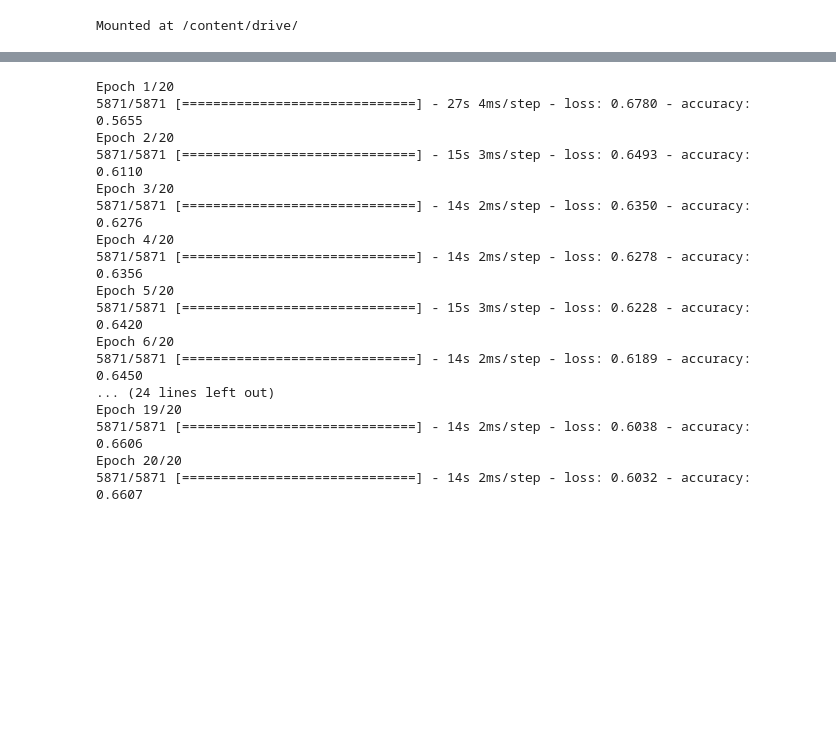
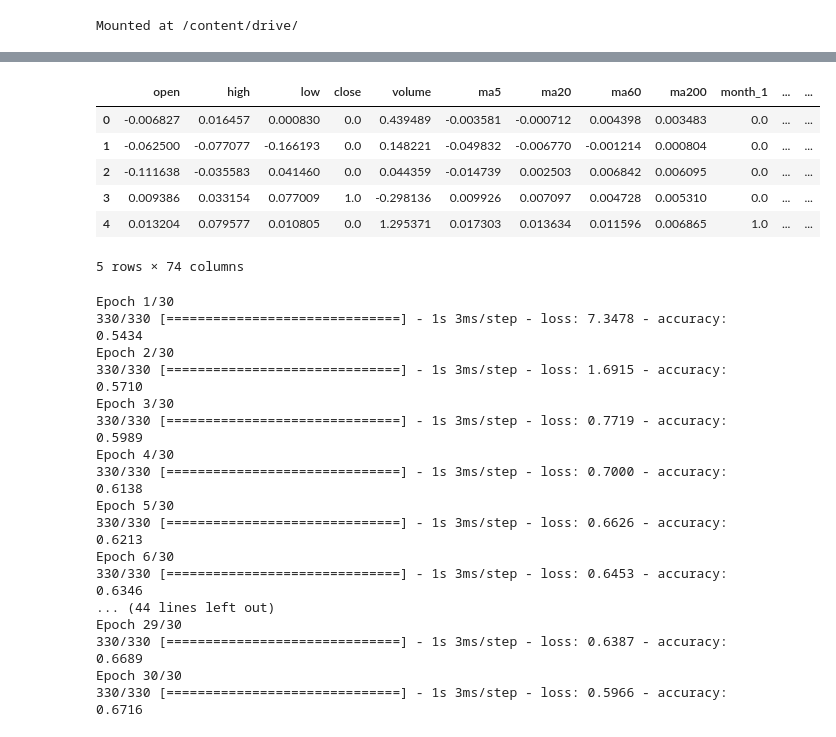
Before and after one commit to acgowda/market-flow, a Jupyter notebook: model/model_testing.ipynb, the cells around one changed output, grey strips where cells are left out. Drawn from its saved outputs; the diff is of its cells as text; code cells hidden in the pictures; blank space fills up the shorter version.

```diff
--- a/model/model_testing.ipynb
+++ b/model/model_testing.ipynb
@@ -28 +29,12 @@ df.head()
+# %%
+df = df[df.columns[1:-53]]
+df.head()
+# %% [output]
+|  | open | high | low | close | volume | ma5 | ma20 | ma60 | ma200 | month_1 | ... | ... |
+| 0 | -0.006827 | 0.016457 | 0.000830 | 0.0 | 0.439489 | -0.003581 | -0.000712 | 0.004398 | 0.003483 | 0.0 | ... | ... |
+| 1 | -0.062500 | -0.077077 | -0.166193 | 0.0 | 0.148221 | -0.049832 | -0.006770 | -0.001214 | 0.000804 | 0.0 | ... | ... |
+| 2 | -0.111638 | -0.035583 | 0.041460 | 0.0 | 0.044359 | -0.014739 | 0.002503 | 0.006842 | 0.006095 | 0.0 | ... | ... |
+| 3 | 0.009386 | 0.033154 | 0.077009 | 1.0 | -0.298136 | 0.009926 | 0.007097 | 0.004728 | 0.005310 | 0.0 | ... | ... |
+| 4 | 0.013204 | 0.079577 | 0.010805 | 0.0 | 1.295371 | 0.017303 | 0.013634 | 0.011596 | 0.006865 | 1.0 | ... | ... |
+5 rows × 74 columns
 # %%
@@ -43,26 +57,26 @@ model.compile(optimizer = "adam",
               loss = tf.keras.losses.SparseCategoricalCrossentropy(from_logits=True),
               metrics=['accuracy'])
 
-history = model.fit(X_train, y_train, epochs=20, batch_size = 64,
+history = model.fit(X_train, y_train, epochs=30, batch_size = 64,
                     shuffle = True, verbose=1)
 # %% [output]
-Epoch 1/20
-5871/5871 [==============================] - 27s 4ms/step - loss: 0.6780 - accuracy: 0.5655
-Epoch 2/20
-5871/5871 [==============================] - 15s 3ms/step - loss: 0.6493 - accuracy: 0.6110
-Epoch 3/20
-5871/5871 [==============================] - 14s 2ms/step - loss: 0.6350 - accuracy: 0.6276
-Epoch 4/20
-5871/5871 [==============================] - 14s 2ms/step - loss: 0.6278 - accuracy: 0.6356
-Epoch 5/20
-5871/5871 [==============================] - 15s 3ms/step - loss: 0.6228 - accuracy: 0.6420
-Epoch 6/20
-5871/5871 [==============================] - 14s 2ms/step - loss: 0.6189 - accuracy: 0.6450
-... (24 lines left out)
-Epoch 19/20
-5871/5871 [==============================] - 14s 2ms/step - loss: 0.6038 - accuracy: 0.6606
-Epoch 20/20
-5871/5871 [==============================] - 14s 2ms/step - loss: 0.6032 - accuracy: 0.6607
+Epoch 1/30
+330/330 [==============================] - 1s 3ms/step - loss: 7.3478 - accuracy: 0.5434
+Epoch 2/30
+330/330 [==============================] - 1s 3ms/step - loss: 1.6915 - accuracy: 0.5710
+Epoch 3/30
+330/330 [==============================] - 1s 3ms/step - loss: 0.7719 - accuracy: 0.5989
+Epoch 4/30
+330/330 [==============================] - 1s 3ms/step - loss: 0.7000 - accuracy: 0.6138
+Epoch 5/30
+330/330 [==============================] - 1s 3ms/step - loss: 0.6626 - accuracy: 0.6213
+Epoch 6/30
+330/330 [==============================] - 1s 3ms/step - loss: 0.6453 - accuracy: 0.6346
+... (44 lines left out)
+Epoch 29/30
+330/330 [==============================] - 1s 3ms/step - loss: 0.6387 - accuracy: 0.6689
+Epoch 30/30
+330/330 [==============================] - 1s 3ms/step - loss: 0.5966 - accuracy: 0.6716
 # %%
 loss, accuracy = model.evaluate(X_test, y_test)
 print('Test accuracy :', accuracy)
```
Also changed, not shown: parts of 8 cells of this notebook.
